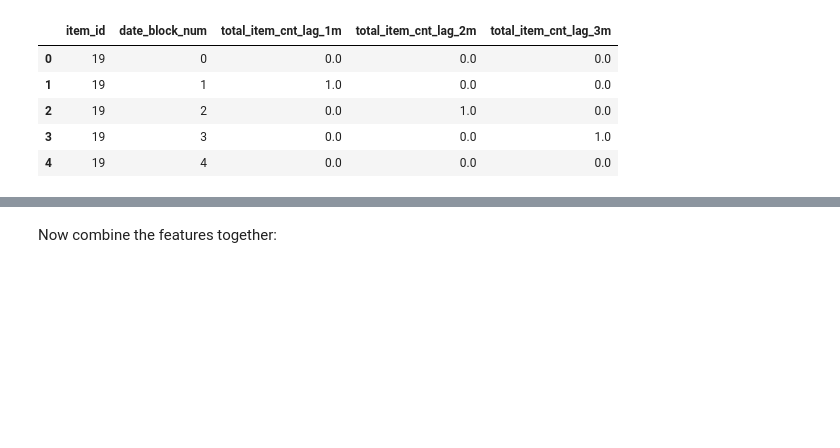
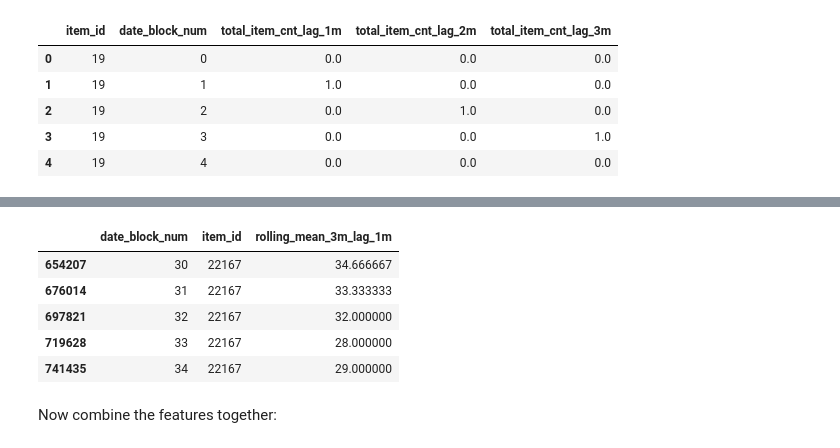
Before and after one commit to thaianle/future-sales-prediction, a Jupyter notebook: 02_modeling.ipynb, the cells around one changed output, grey strips where cells are left out. Cells and saved outputs as stored; diff of their text form; code cells hidden in the pictures; blank space fills up the shorter version.

```diff
--- a/02_modeling.ipynb
+++ b/02_modeling.ipynb
@@ -925,3 +961,17 @@ lag_by_month_item.head()
+# %%
+# Lag by 1 month because the current rolling mean will not be in the test set
+rolling_mean_3m_lag_1m = rolling_mean_3m.copy()
+rolling_mean_3m_lag_1m['date_block_num'] = rolling_mean_3m_lag_1m['date_block_num'] + 1
+rolling_mean_3m_lag_1m.rename(columns = {'rolling_mean_3m': 'rolling_mean_3m_lag_1m'}, inplace = True)
+
+rolling_mean_3m_lag_1m[rolling_mean_3m_lag_1m['item_id'] == 22167].tail()
+# %% [output]
+|  | date_block_num | item_id | rolling_mean_3m_lag_1m |
+| 654207 | 30 | 22167 | 34.666667 |
+| 676014 | 31 | 22167 | 33.333333 |
+| 697821 | 32 | 22167 | 32.000000 |
+| 719628 | 33 | 22167 | 28.000000 |
+| 741435 | 34 | 22167 | 29.000000 |
 # %% [markdown]
 Now combine the features together:
 # %%
```
Also changed, not shown: parts of 10 cells of this notebook.
